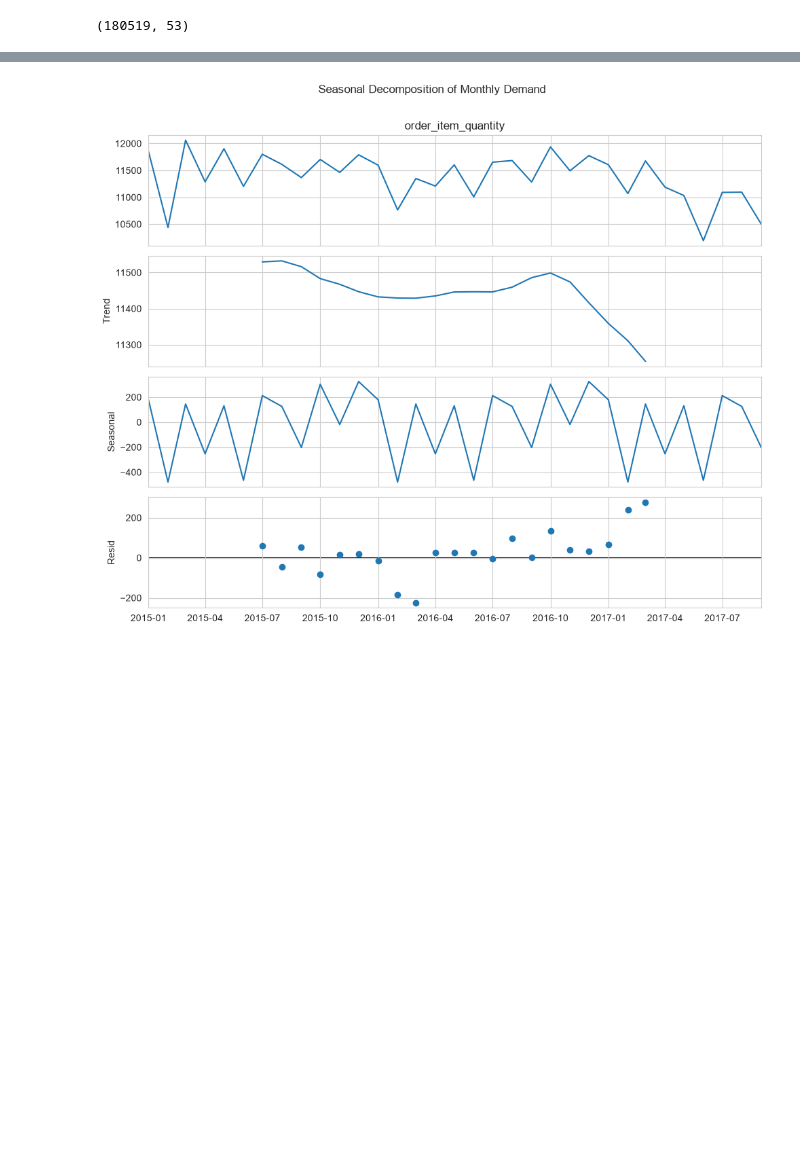
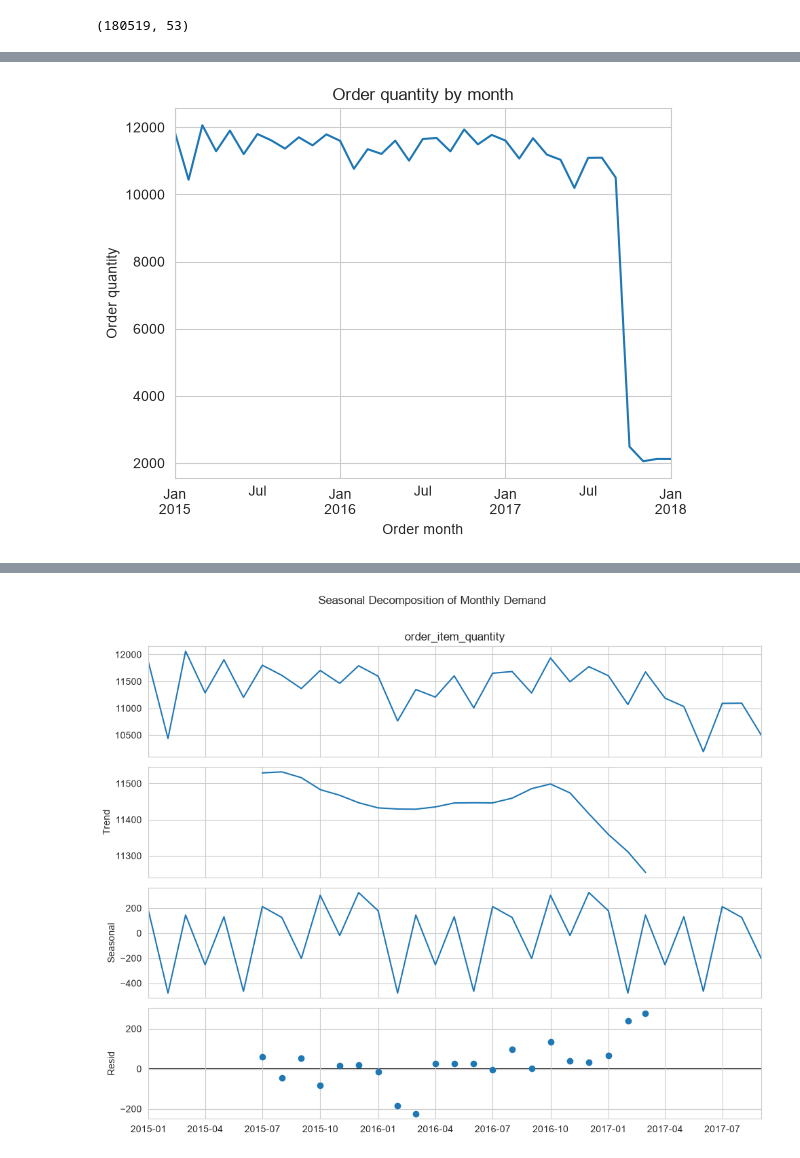
Before and after one commit to phuongthaotyb55/supply_chain, a Jupyter notebook: supply_chain_demand_forecasting_project.ipynb, the cells around one changed output, grey strips where cells are left out. Drawn from its saved outputs; the diff is of its cells as text; code cells hidden in the pictures; blank space fills up the shorter version.

Commit message:
add cut-off months

```diff
--- a/supply_chain_demand_forecasting_project.ipynb
+++ b/supply_chain_demand_forecasting_project.ipynb
@@ -132 +152,11 @@ duplicated rows: 0
+# %%
+df['order_month'] = df['order_date'].dt.to_period('M')
+monthly_demand = df.groupby('order_month')['order_item_quantity'].sum()
+monthly_demand.plot(kind = 'line')
+plt.xlabel('Order month')
+plt.ylabel('Order quantity')
+plt.title('Order quantity by month')
+plt.show()
+# %% [output]
+[figure, added]
 # %%
```
Also changed, not shown: parts of 67 cells of this notebook.
